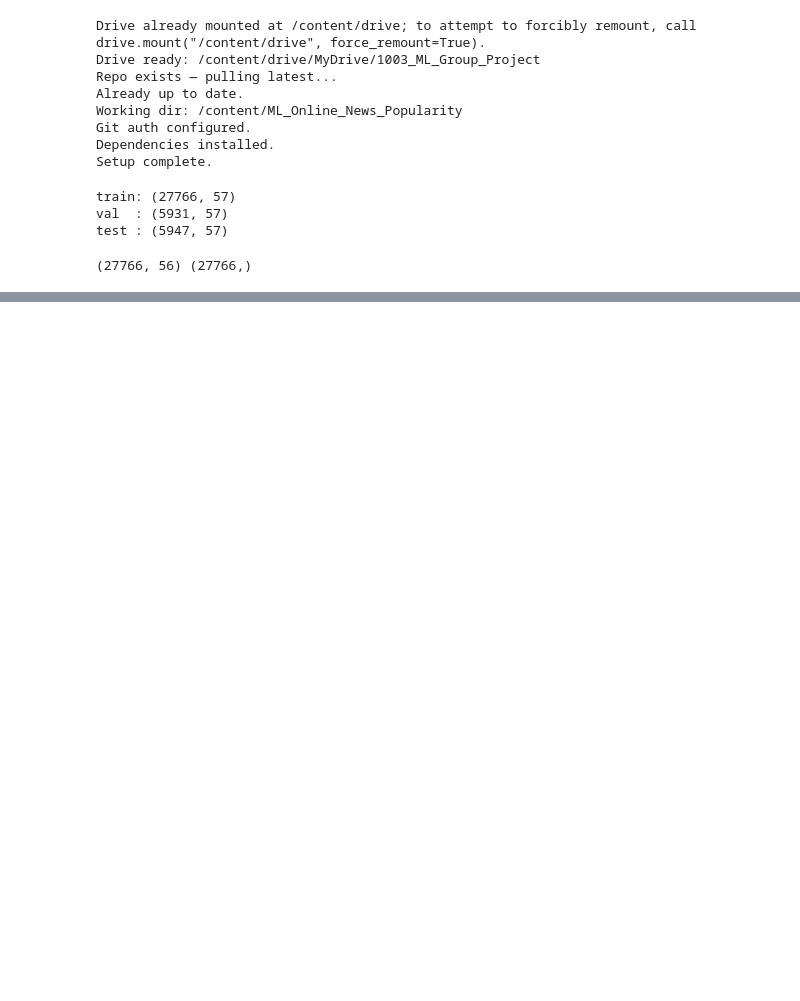
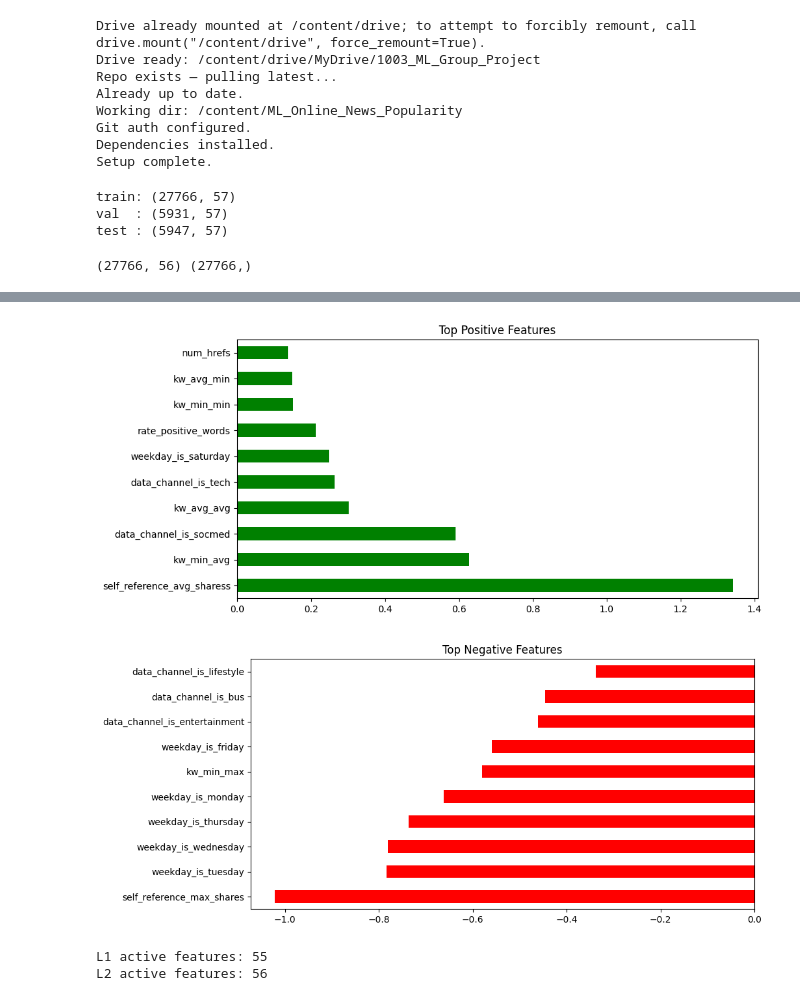
Before and after one commit to yh6384-design/ML_Online_News_Popularity, a Jupyter notebook: NB2_Modeling.ipynb, the cells around one changed output, grey strips where cells are left out. Saved outputs shown, nothing was run; the diff lists cells and outputs as text; code cells hidden in the pictures; blank space fills up the shorter version.

```diff
--- a/NB2_Modeling.ipynb
+++ b/NB2_Modeling.ipynb
@@ -104,0 +207,11 @@ print(X_train.shape, y_train.shape)
+# %%
+# Evaluate the best L2 model (from GridSearch) on the validation set
+best_model = grid.best_estimator_
+
+y_pred = best_model.predict(X_val)
+y_prob = best_model.predict_proba(X_val)[:, 1]
+
+print("Validation Results (Best L2):")
+print("Accuracy:", accuracy_score(y_val, y_pred))
+print("F1:", f1_score(y_val, y_pred))
+print("AUC:", roc_auc_score(y_val, y_prob))
@@ -104,0 +223,17 @@ print(X_train.shape, y_train.shape)
+# %%
+# Inspect feature importance using model coefficients (interpretability of linear models)
+import pandas as pd
+
+coefficients = pd.Series(best_model.coef_[0], index=X_train.columns)
+
+# Top positive features (increase probability of being popular)
+top_positive = coefficients.sort_values(ascending=False).head(10)
+
+# Top negative features (decrease probability)
+top_negative = coefficients.sort_values().head(10)
+
+print("Top Positive Features:")
+print(top_positive)
+
+print("\nTop Negative Features:")
+print(top_negative)
@@ -104,0 +258,38 @@ print(X_train.shape, y_train.shape)
+# %%
+# Visualize top positive and negative coefficients
+import matplotlib.pyplot as plt
+
+plt.figure(figsize=(10,5))
+
+top_positive.plot(kind='barh', color='green')
+plt.title("Top Positive Features")
+
+plt.show()
+
+plt.figure(figsize=(10,5))
+
+top_negative.plot(kind='barh', color='red')
+plt.title("Top Negative Features")
+
+plt.show()
+# %% [output]
+[figure, added]
+[figure, added]
+# %%
+# Count number of non-zero (active) features for L1 and L2 models
+import numpy as np
+
+l1_model = LogisticRegression(penalty='l1', solver='liblinear', C=1, max_iter=1000)
+l2_model = LogisticRegression(penalty='l2', solver='lbfgs', C=1, max_iter=1000)
+
+l1_model.fit(X_train, y_train)
+l2_model.fit(X_train, y_train)
+
+l1_nonzero = np.sum(l1_model.coef_ != 0)
+l2_nonzero = np.sum(l2_model.coef_ != 0)
+
+print("L1 active features:", l1_nonzero)
+print("L2 active features:", l2_nonzero)
+# %% [output]
+L1 active features: 55
+L2 active features: 56
```
Also changed, not shown: parts of 11 cells of this notebook.
